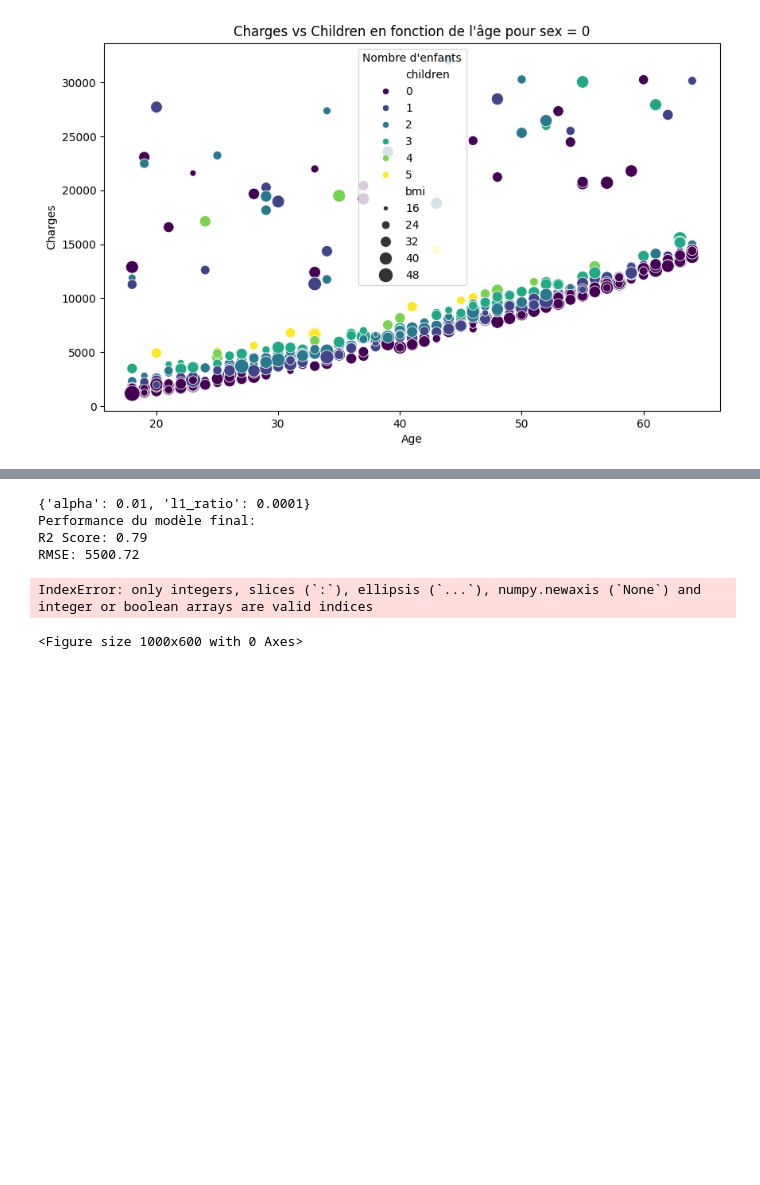
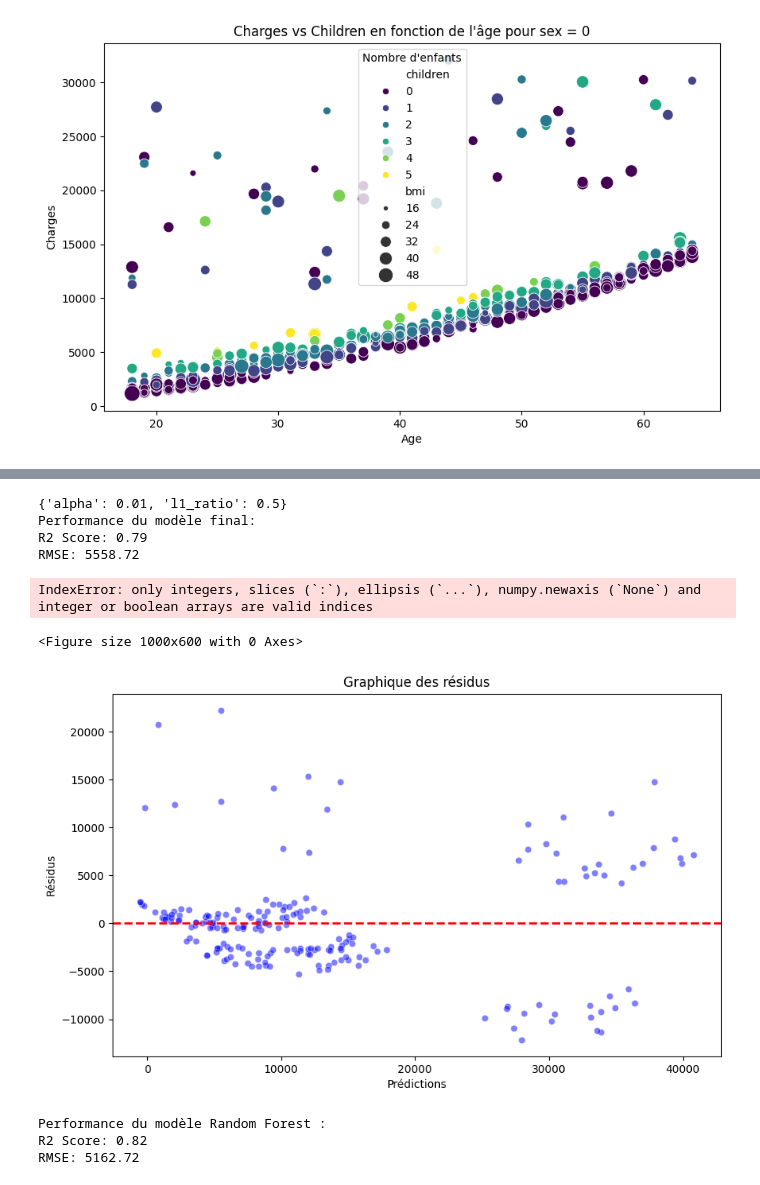
Before and after one commit to ElieLECAS/Assurance_FE, a Jupyter notebook: checklist.ipynb, the cells around one changed output, grey strips where cells are left out. Saved outputs shown, nothing was run; the diff lists cells and outputs as text; code cells hidden in the pictures; blank space fills up the shorter version.

Commit message:
optimisation du score R2

```diff
--- a/checklist.ipynb
+++ b/checklist.ipynb
@@ -366,7 +373,12 @@ from sklearn.model_selection import train_test_split, GridSearchCV
 from sklearn.preprocessing import StandardScaler, MinMaxScaler
 import numpy as np
 
-selected_features = ['age', 'sex', 'Insuffisance pondérale', 'Poids normal', 'Surpoids', 'Obésité de classe I (modérée)', 'Obésité de classe II (sévère)', 'children', 'smoker', 'NordOuest', 'NordEast', 'SudOuest', 'SudEast']
+selected_features = ['Jeune', 'Adulte', 'Adulte moyen', 'Senior', 'Très senior','Homme','Femme','Insuffisance pondérale', 'Poids normal', 'Surpoids', 'Obésité de classe I (modérée)', 'Obésité de classe II (sévère)', 'children', 'smoker', 'NordOuest', 'NordEast', 'SudOuest', 'SudEast']
+
+# seuil = 25000
+
+# # Appliquez le logarithme uniquement aux valeurs dépassant le seuil
+# df.loc[:, 'charges'] = np.where(df['charges'] > seuil, np.log1p(df['charges']), df['charges'])
 
 x = df[selected_features]
 y = df['charges']
@@ -404,10 +416,10 @@ print("Performance du modèle final:")
 print(f"R2 Score: {r2:.2f}")
 print(f"RMSE: {rmse:.2f}")
 # %% [output]
-{'alpha': 0.01, 'l1_ratio': 0.0001}
+{'alpha': 0.01, 'l1_ratio': 0.5}
 Performance du modèle final:
 R2 Score: 0.79
-RMSE: 5500.72
+RMSE: 5558.72
 # %%
 plt.figure(figsize=(10, 6))
 
@@ -423,3 +435,48 @@ plt.show()
 # %% [output]
 IndexError: only integers, slices (`:`), ellipsis (`...`), numpy.newaxis (`None`) and integer or boolean arrays are valid indices
 <Figure size 1000x600 with 0 Axes>
+# %%
+residuals = y_test - y_pred
+
+# Tracer le graphique des résidus
+plt.figure(figsize=(10, 6))
+sns.scatterplot(x=y_pred, y=residuals, color='blue', alpha=0.5)
+plt.axhline(y=0, color='red', linestyle='--', linewidth=2)
+plt.title('Graphique des résidus')
+plt.xlabel('Prédictions')
+plt.ylabel('Résidus')
+plt.show()
+# %% [output]
+[figure, added]
+# %%
+from sklearn.ensemble import RandomForestRegressor
+from sklearn.metrics import r2_score, mean_squared_error
+
+# Sélection des caractéristiques
+selected_features = ['age', 'sex', 'Insuffisance pondérale', 'Poids normal', 'Surpoids', 'Obésité de classe I (modérée)', 'Obésité de classe II (sévère)', 'children', 'smoker', 'NordOuest', 'NordEast', 'SudOuest', 'SudEast']
+
+# Séparation des données en ensemble d'entraînement et de test
+x = df[selected_features]
+y = df['charges']
+
+X_train, X_test, y_train, y_test = train_test_split(x, y, shuffle=True, train_size=0.85, random_state=42, stratify=x['smoker'])
+
+# Création du modèle Random Forest
+model_rf = RandomForestRegressor(random_state=42)
+model_rf.fit(X_train, y_train)
+
+# Prédiction sur l'ensemble de test
+y_pred_rf = model_rf.predict(X_test)
+
+# Calcul des métriques
+r2_rf = r2_score(y_test, y_pred_rf)
+mse_rf = mean_squared_error(y_test, y_pred_rf)
+rmse_rf = np.sqrt(mse_rf)
+
+print("Performance du modèle Random Forest :")
+print(f"R2 Score: {r2_rf:.2f}")
+print(f"RMSE: {rmse_rf:.2f}")
+# %% [output]
+Performance du modèle Random Forest :
+R2 Score: 0.82
+RMSE: 5162.72
```
Also changed, not shown: parts of 3 cells of this notebook.
